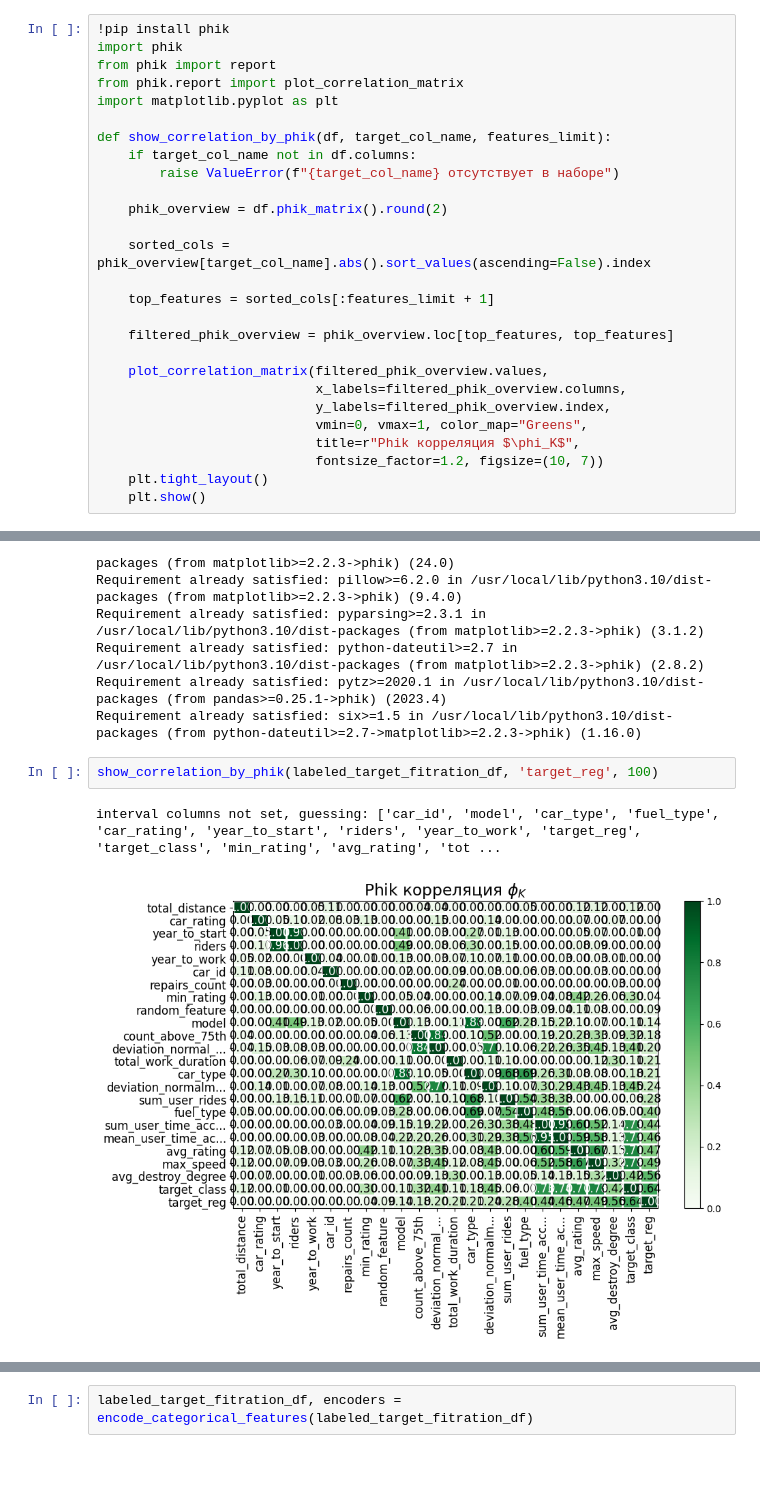
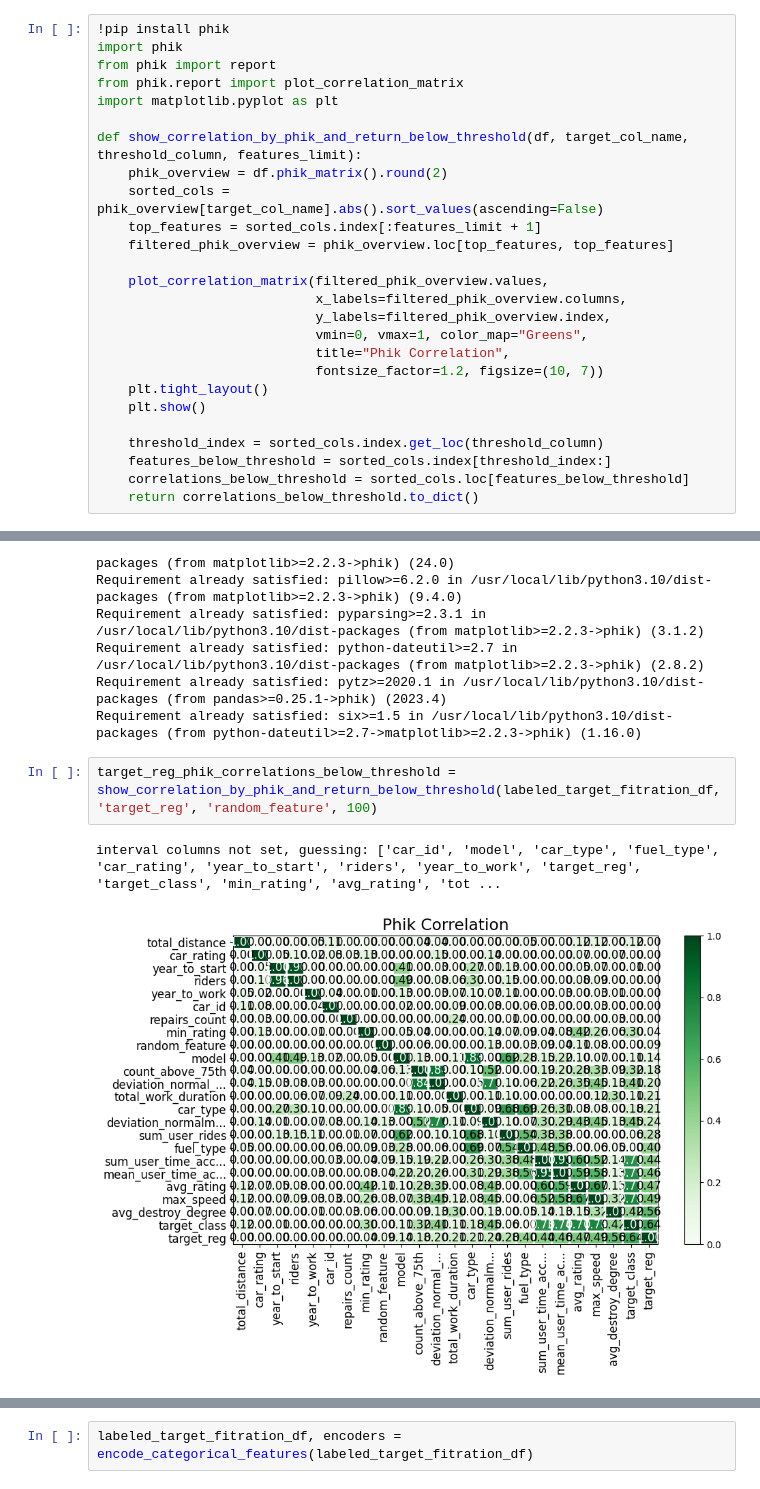
Before and after one commit to km-mipt-nlp-gen/ds_comp, a Jupyter notebook: hw1_Соревновательныи__DS.ipynb, the cells around one changed output, grey strips where cells are left out. Cells and saved outputs as stored; diff of their text form.

```diff
--- a/hw1_Соревновательныи__DS.ipynb
+++ b/hw1_Соревновательныи__DS.ipynb
@@ -786,26 +797,25 @@ from phik import report
 from phik.report import plot_correlation_matrix
 import matplotlib.pyplot as plt
 
-def show_correlation_by_phik(df, target_col_name, features_limit):
-    if target_col_name not in df.columns:
-        raise ValueError(f"{target_col_name} отсутствует в наборе")
-
+def show_correlation_by_phik_and_return_below_threshold(df, target_col_name, threshold_column, features_limit):
     phik_overview = df.phik_matrix().round(2)
-
-    sorted_cols = phik_overview[target_col_name].abs().sort_values(ascending=False).index
-
-    top_features = sorted_cols[:features_limit + 1]
-
+    sorted_cols = phik_overview[target_col_name].abs().sort_values(ascending=False)
+    top_features = sorted_cols.index[:features_limit + 1]
     filtered_phik_overview = phik_overview.loc[top_features, top_features]
 
     plot_correlation_matrix(filtered_phik_overview.values,
                             x_labels=filtered_phik_overview.columns,
                             y_labels=filtered_phik_overview.index,
                             vmin=0, vmax=1, color_map="Greens",
-                            title=r"Phik корреляция $\phi_K$",
+                            title="Phik Correlation",
                             fontsize_factor=1.2, figsize=(10, 7))
     plt.tight_layout()
     plt.show()
+
+    threshold_index = sorted_cols.index.get_loc(threshold_column)
+    features_below_threshold = sorted_cols.index[threshold_index:]
+    correlations_below_threshold = sorted_cols.loc[features_below_threshold]
+    return correlations_below_threshold.to_dict()
 # %% [output]
 Requirement already satisfied: phik in /usr/local/lib/python3.10/dist-packages (0.12.4)
 Requirement already satisfied: numpy>=1.18.0 in /usr/local/lib/python3.10/dist-packages (from phik) (1.25.2)
@@ -824,7 +834,7 @@ Requirement already satisfied: python-dateutil>=2.7 in /usr/local/lib/python3.10
 Requirement already satisfied: pytz>=2020.1 in /usr/local/lib/python3.10/dist-packages (from pandas>=0.25.1->phik) (2023.4)
 Requirement already satisfied: six>=1.5 in /usr/local/lib/python3.10/dist-packages (from python-dateutil>=2.7->matplotlib>=2.2.3->phik) (1.16.0)
 # %%
-show_correlation_by_phik(labeled_target_fitration_df, 'target_reg', 100)
+target_reg_phik_correlations_below_threshold = show_correlation_by_phik_and_return_below_threshold(labeled_target_fitration_df, 'target_reg', 'random_feature', 100)
 # %% [output]
 interval columns not set, guessing: ['car_id', 'model', 'car_type', 'fuel_type', 'car_rating', 'year_to_start', 'riders', 'year_to_work', 'target_reg', 'target_class', 'min_rating', 'avg_rating', 'tot ...
-[figure, old version]
+[figure, new version]
```
Also changed, not shown: parts of 27 cells of this notebook.
